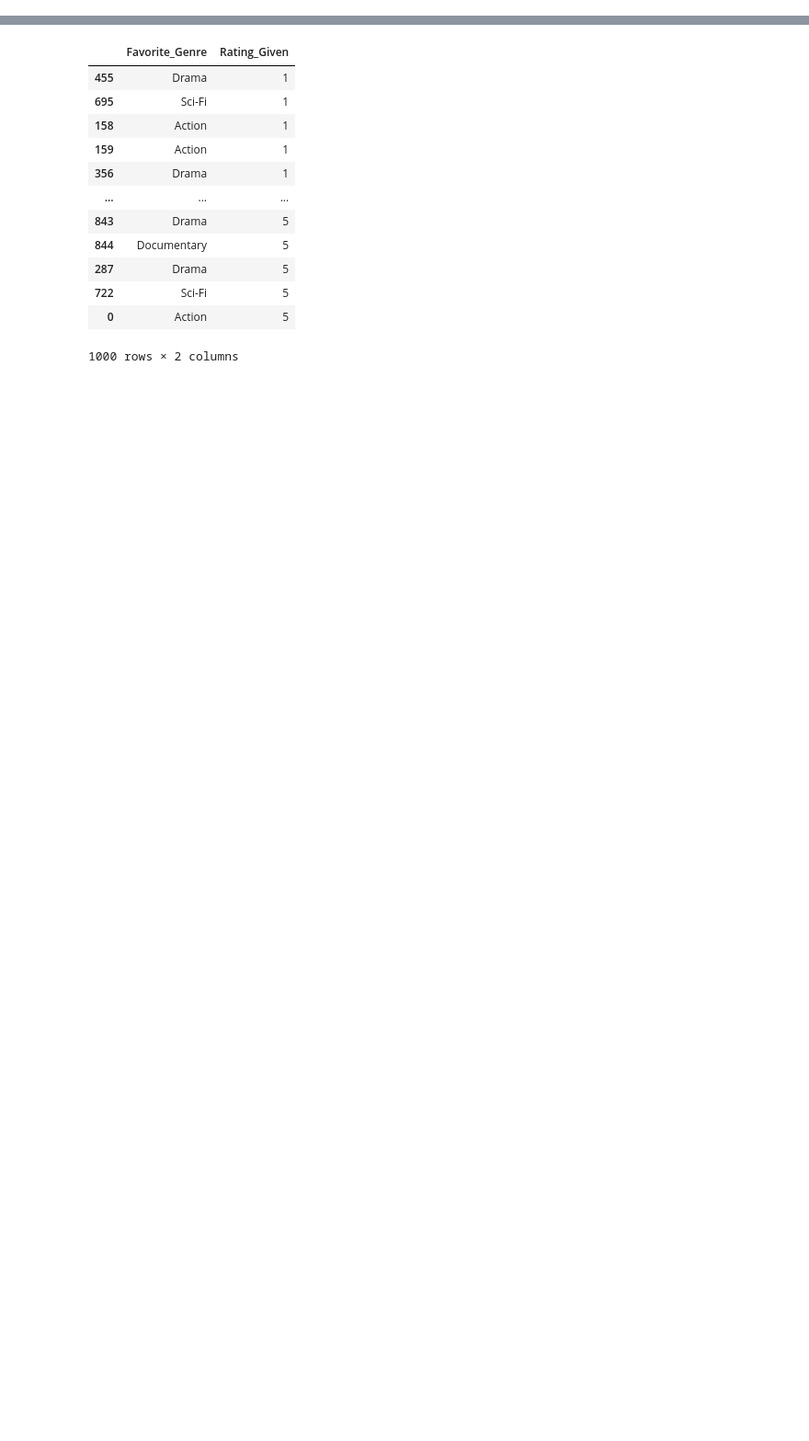
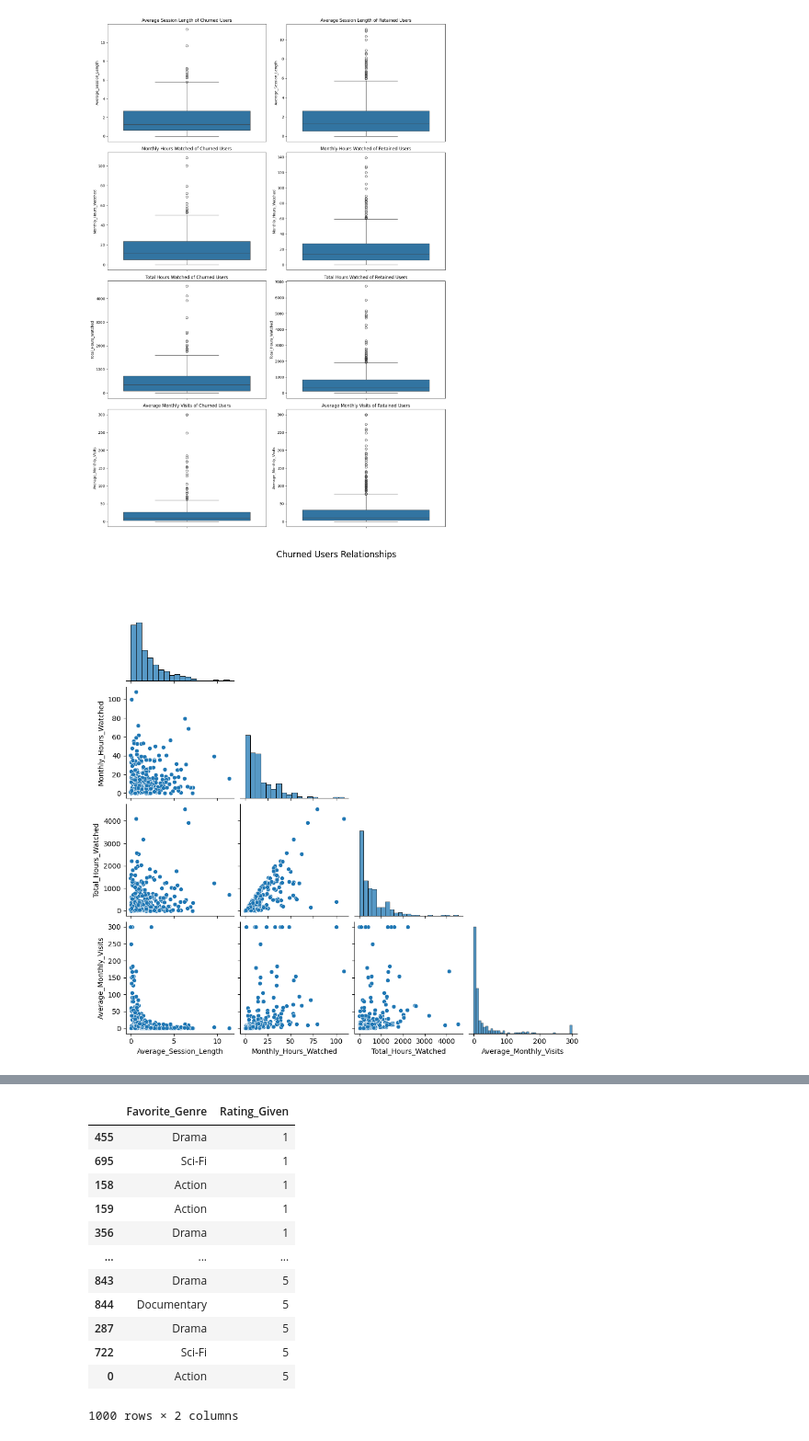
Before and after one commit to EvaW01/schulich_data_science_Xinyue-Wang, a Jupyter notebook: MBAN6110/MBAN A1.ipynb, the cells around one changed output, grey strips where cells are left out. Shown at 92% size. Cells and saved outputs as stored; diff of their text form; code cells hidden in the pictures; blank space fills up the shorter version.

```diff
--- a/MBAN6110/MBAN A1.ipynb
+++ b/MBAN6110/MBAN A1.ipynb
@@ -92,0 +83,8 @@ df[['Devices_Used','Rating_Given']].sort_values('Rating_Given', ascending=True)
+# %%
+# 设置上限值
+upper_limit = 300
+
+df['Average_Monthly_Visits'] = df['Average_Monthly_Visits'].apply(lambda x: x if x <= upper_limit else upper_limit)
+
+print(df['Average_Monthly_Visits'].describe())
+print("Max value after replacement:", df['Average_Monthly_Visits'].max())
@@ -92,0 +102,4 @@ df[['Devices_Used','Rating_Given']].sort_values('Rating_Given', ascending=True)
+# %%
+df_clean = df.drop(columns=['Gender', 'Subscription_Start_Date', 'Monthly_Payment', 'Payment_Method', 'Content_ID'])
+
+df_clean.describe()
@@ -92,0 +122,60 @@ df[['Devices_Used','Rating_Given']].sort_values('Rating_Given', ascending=True)
+# %%
+# 筛选出流失的用户和未流失的用户
+churned_users = df_clean[df_clean['Churned'] == 1]
+retained_users = df_clean[df_clean['Churned'] == 0]
+
+# 描述性统计
+churned_stats = churned_users[['Average_Session_Length', 'Monthly_Hours_Watched', 'Total_Hours_Watched', 'Average_Monthly_Visits']].describe()
+retained_stats = retained_users[['Average_Session_Length', 'Monthly_Hours_Watched', 'Total_Hours_Watched', 'Average_Monthly_Visits']].describe()
+
+print("Churned Users Stats:\n", churned_stats)
+print("\nRetained Users Stats:\n", retained_stats)
+
+# 可视化分析
+plt.figure(figsize=(14, 20))
+
+# 箱线图 - 流失用户
+plt.subplot(4, 2, 1)
+sns.boxplot(y=churned_users['Average_Session_Length'])
+plt.title('Average Session Length of Churned Users')
+
+plt.subplot(4, 2, 2)
+sns.boxplot(y=retained_users['Average_Session_Length'])
+plt.title('Average Session Length of Retained Users')
+
+plt.subplot(4, 2, 3)
+sns.boxplot(y=churned_users['Monthly_Hours_Watched'])
+plt.title('Monthly Hours Watched of Churned Users')
+
+plt.subplot(4, 2, 4)
+sns.boxplot(y=retained_users['Monthly_Hours_Watched'])
+plt.title('Monthly Hours Watched of Retained Users')
+
+plt.subplot(4, 2, 5)
+sns.boxplot(y=churned_users['Total_Hours_Watched'])
+plt.title('Total Hours Watched of Churned Users')
+
+plt.subplot(4, 2, 6)
+sns.boxplot(y=retained_users['Total_Hours_Watched'])
+plt.title('Total Hours Watched of Retained Users')
+
+plt.subplot(4, 2, 7)
+sns.boxplot(y=churned_users['Average_Monthly_Visits'])
+plt.title('Average Monthly Visits of Churned Users')
+
+plt.subplot(4, 2, 8)
+sns.boxplot(y=retained_users['Average_Monthly_Visits'])
+plt.title('Average Monthly Visits of Retained Users')
+
+plt.tight_layout()
+plt.show()
+
+# 散点图矩阵 - 流失用户 vs 未流失用户
+sns.pairplot(churned_users[['Average_Session_Length', 'Monthly_Hours_Watched', 'Total_Hours_Watched', 'Average_Monthly_Visits']], corner=True)
+plt.suptitle('Churned Users Relationships', y=1.02)
+plt.show()
+
+sns.pairplot(retained_users[['Average_Session_Length', 'Monthly_Hours_Watched', 'Total_Hours_Watched', 'Average_Monthly_Visits']], corner=True)
+plt.suptitle('Retained Users Relationships', y=1.02)
+plt.show()
+# %% [output]
@@ -92,0 +199,2 @@ df[['Devices_Used','Rating_Given']].sort_values('Rating_Given', ascending=True)
+[figure, added]
+[figure, added]
```
Also changed, not shown: parts of 48 cells of this notebook, 2 other files.
